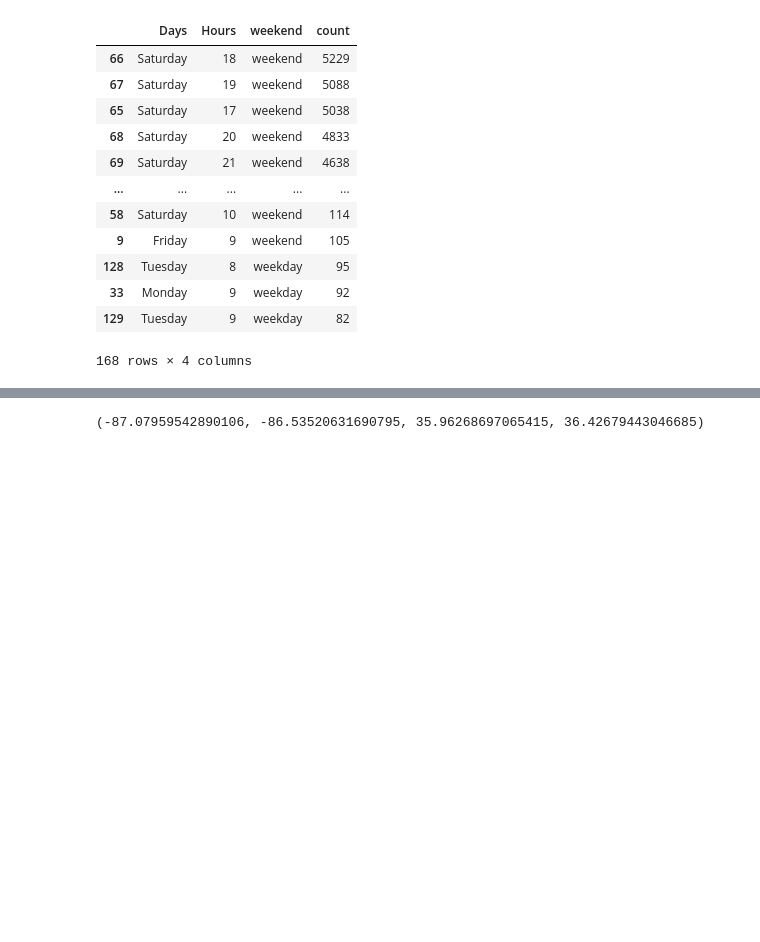
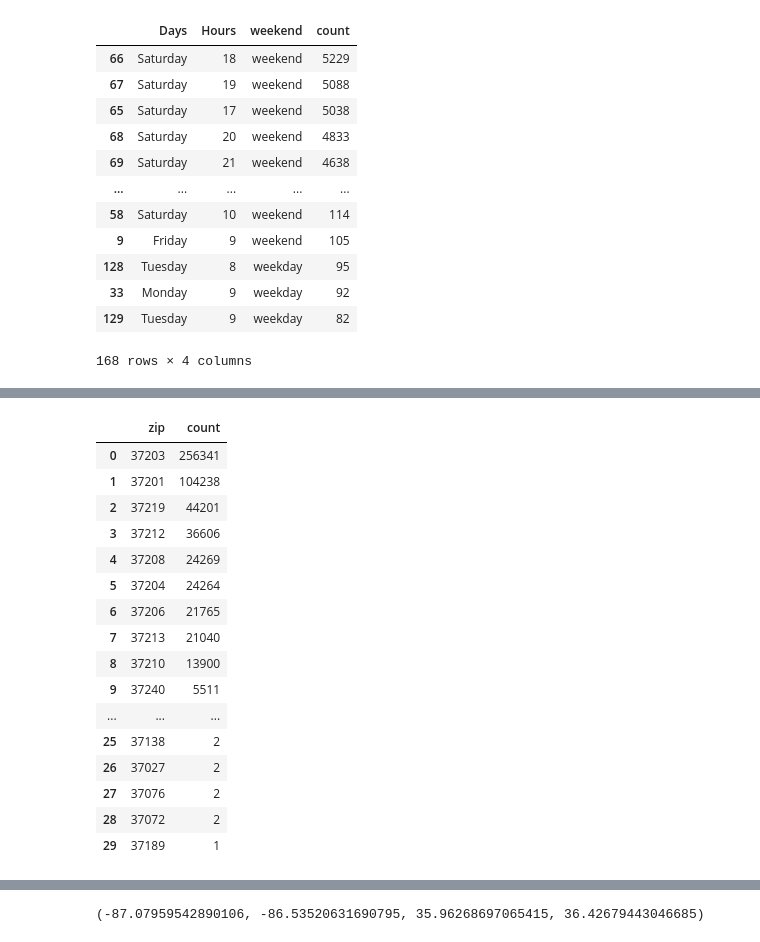
Before and after one commit to NSS-Data-Analytics-Cohort-11/scooters-hot_honey, a Jupyter notebook: notebooks/Scooters.ipynb, the cells around one changed output, grey strips where cells are left out. Drawn from its saved outputs; the diff is of its cells as text; code cells hidden in the pictures; blank space fills up the shorter version.

```diff
--- a/notebooks/Scooters.ipynb
+++ b/notebooks/Scooters.ipynb
@@ -1240,6 +1359,25 @@ start_points = start_points_by_zip['zip'].value_counts().to_frame().reset_index(
 # %%
 #create a dataframe that records the count of trips that end in each zip code
 end_points = end_points_by_zip['zip'].value_counts().to_frame().reset_index()
+end_points
+# %% [output]
+|  | zip | count |
+| 0 | 37203 | 256341 |
+| 1 | 37201 | 104238 |
+| 2 | 37219 | 44201 |
+| 3 | 37212 | 36606 |
+| 4 | 37208 | 24269 |
+| 5 | 37204 | 24264 |
+| 6 | 37206 | 21765 |
+| 7 | 37213 | 21040 |
+| 8 | 37210 | 13900 |
+| 9 | 37240 | 5511 |
+| ... | ... | ... |
+| 25 | 37138 | 2 |
+| 26 | 37027 | 2 |
+| 27 | 37076 | 2 |
+| 28 | 37072 | 2 |
+| 29 | 37189 | 1 |
 # %%
 #combine start points with zipcode data to make "start_zips"
 start_zips = zipcodes.merge(start_points, left_on='zip', right_on='zip')
```
Also changed, not shown: parts of 67 cells of this notebook.
